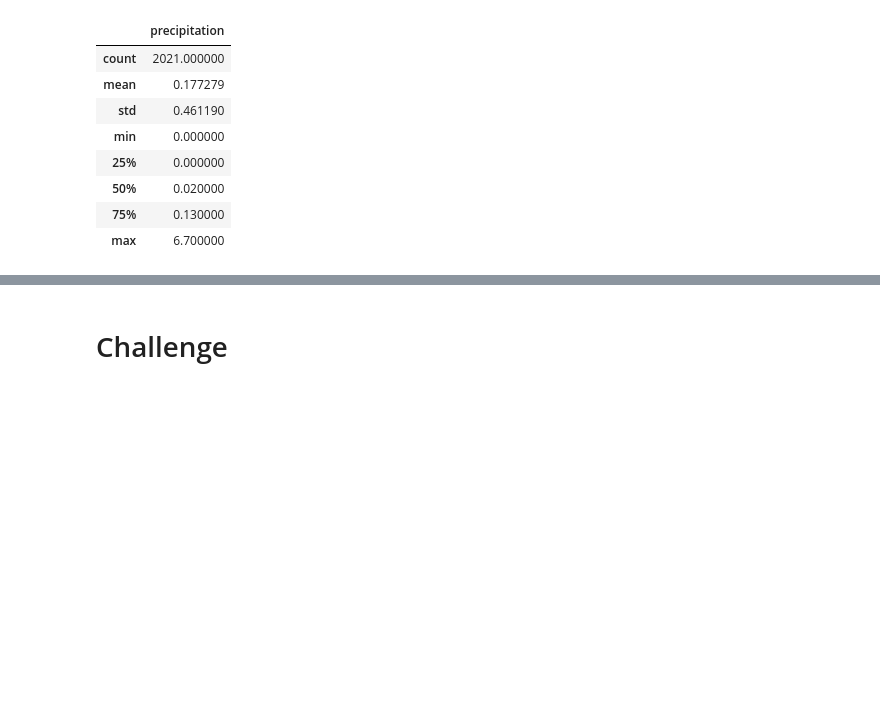
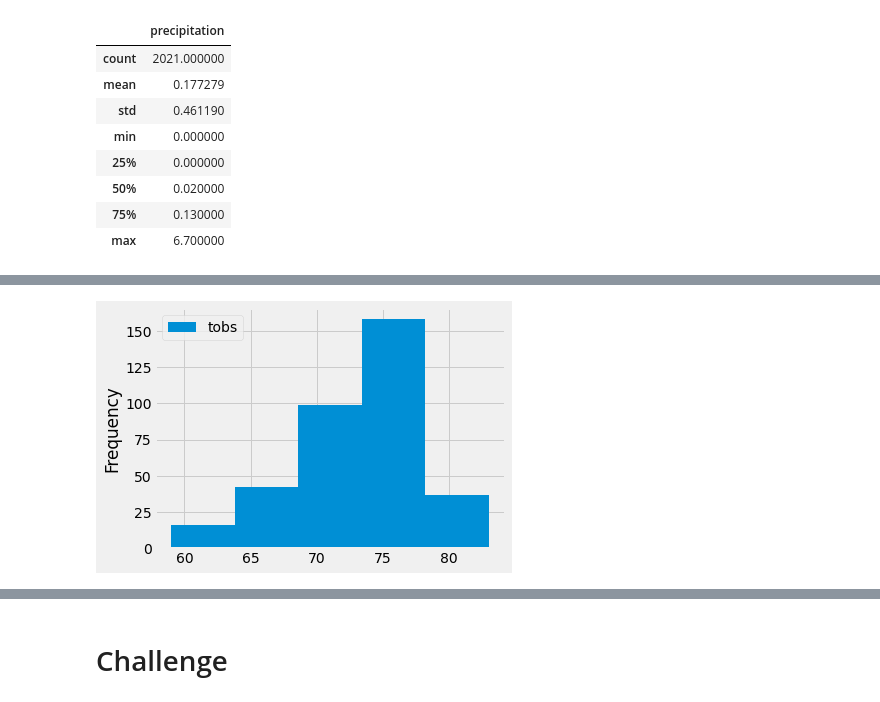
Before and after one commit to LeiSul/surfs_up, a Jupyter notebook: climate_analysis.ipynb, the cells around one changed output, grey strips where cells are left out. Cells and saved outputs as stored; diff of their text form; code cells hidden in the pictures; blank space fills up the shorter version.

```diff
--- a/climate_analysis.ipynb
+++ b/climate_analysis.ipynb
@@ -90,0 +122,5 @@ df.describe()
+# %%
+df.plot.hist(bins=5)
+plt.tight_layout()
+# %% [output]
+[figure, added]
```
Also changed, not shown: parts of 5 cells of this notebook, 1 other file.
